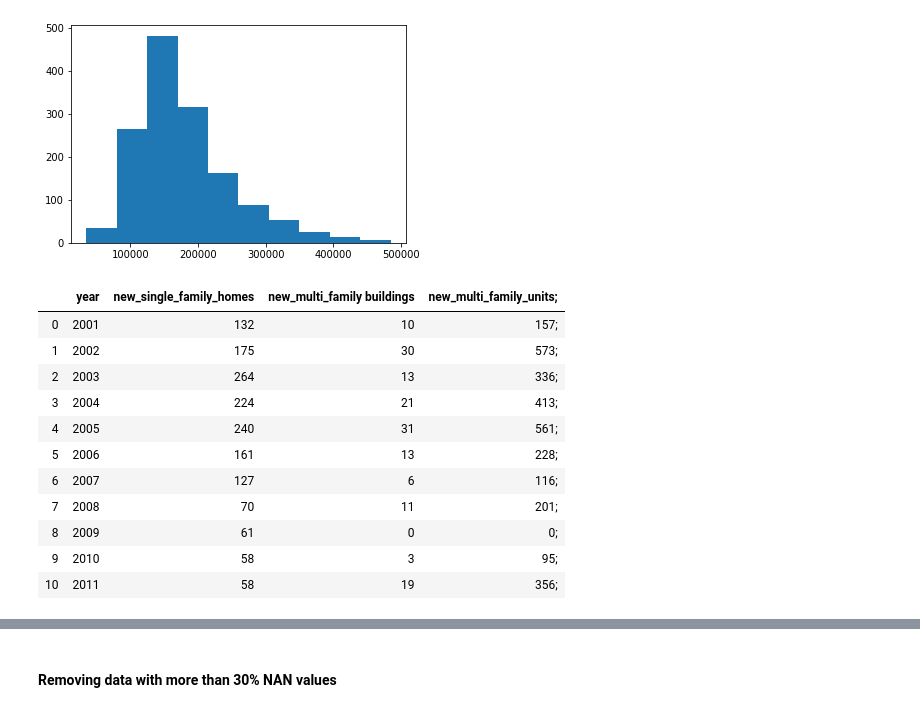
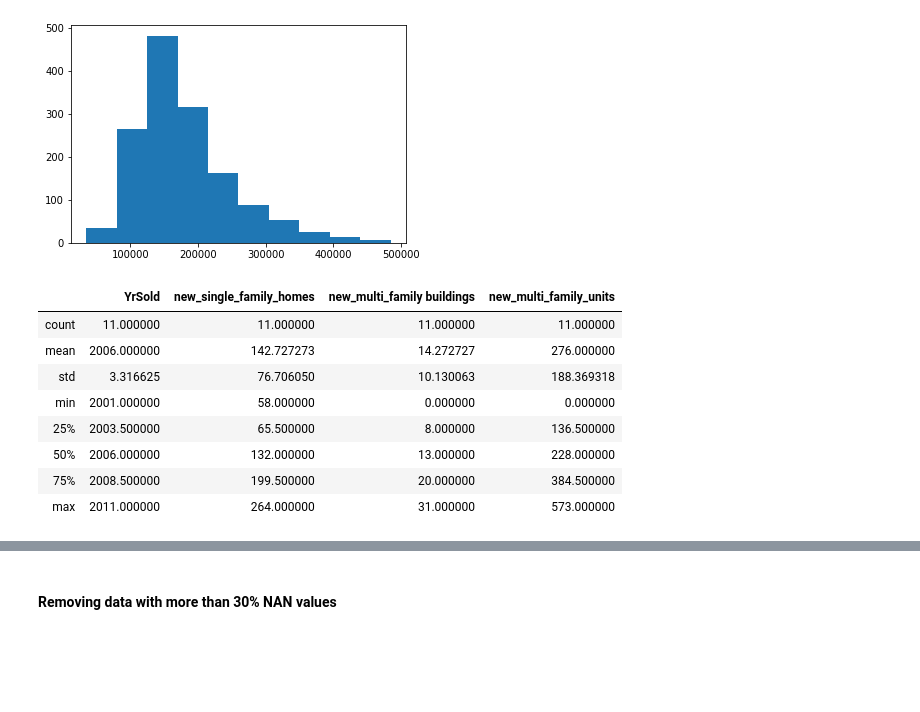
Before and after one commit to wzog99/MultipleLinearReg-HousePrices, a Jupyter notebook: linear_reg.ipynb, the cells around one changed output, grey strips where cells are left out. Saved outputs shown, nothing was run; the diff lists cells and outputs as text; code cells hidden in the pictures; blank space fills up the shorter version.

```diff
--- a/linear_reg.ipynb
+++ b/linear_reg.ipynb
@@ -102,18 +102,17 @@ traindf = traindf.loc[traindf['SalePrice'] < 500000]
 plt.hist(traindf['SalePrice']);
 # %% [output]
 [figure]
-# %%
-pd.read_csv('New_construction.csv')
-# %% [output]
-|  | year | new_single_family_homes | new_multi_family buildings | new_multi_family_units; |
-| 0 | 2001 | 132 | 10 | 157; |
-| 1 | 2002 | 175 | 30 | 573; |
-| 2 | 2003 | 264 | 13 | 336; |
-| 3 | 2004 | 224 | 21 | 413; |
-| 4 | 2005 | 240 | 31 | 561; |
-| 5 | 2006 | 161 | 13 | 228; |
-| 6 | 2007 | 127 | 6 | 116; |
-| 7 | 2008 | 70 | 11 | 201; |
-| 8 | 2009 | 61 | 0 | 0; |
-| 9 | 2010 | 58 | 3 | 95; |
-| 10 | 2011 | 58 | 19 | 356; |
+# %%
+construction_df = pd.read_csv('New_construction.csv')
+construction_df['YrSold'] = construction_df['YrSold'].astype(int)
+construction_df.describe()
+# %% [output]
+|  | YrSold | new_single_family_homes | new_multi_family buildings | new_multi_family_units |
+| count | 11.000000 | 11.000000 | 11.000000 | 11.000000 |
+| mean | 2006.000000 | 142.727273 | 14.272727 | 276.000000 |
+| std | 3.316625 | 76.706050 | 10.130063 | 188.369318 |
+| min | 2001.000000 | 58.000000 | 0.000000 | 0.000000 |
+| 25% | 2003.500000 | 65.500000 | 8.000000 | 136.500000 |
+| 50% | 2006.000000 | 132.000000 | 13.000000 | 228.000000 |
+| 75% | 2008.500000 | 199.500000 | 20.000000 | 384.500000 |
+| max | 2011.000000 | 264.000000 | 31.000000 | 573.000000 |
```
Also changed, not shown: parts of 19 cells of this notebook, 1 other file.
